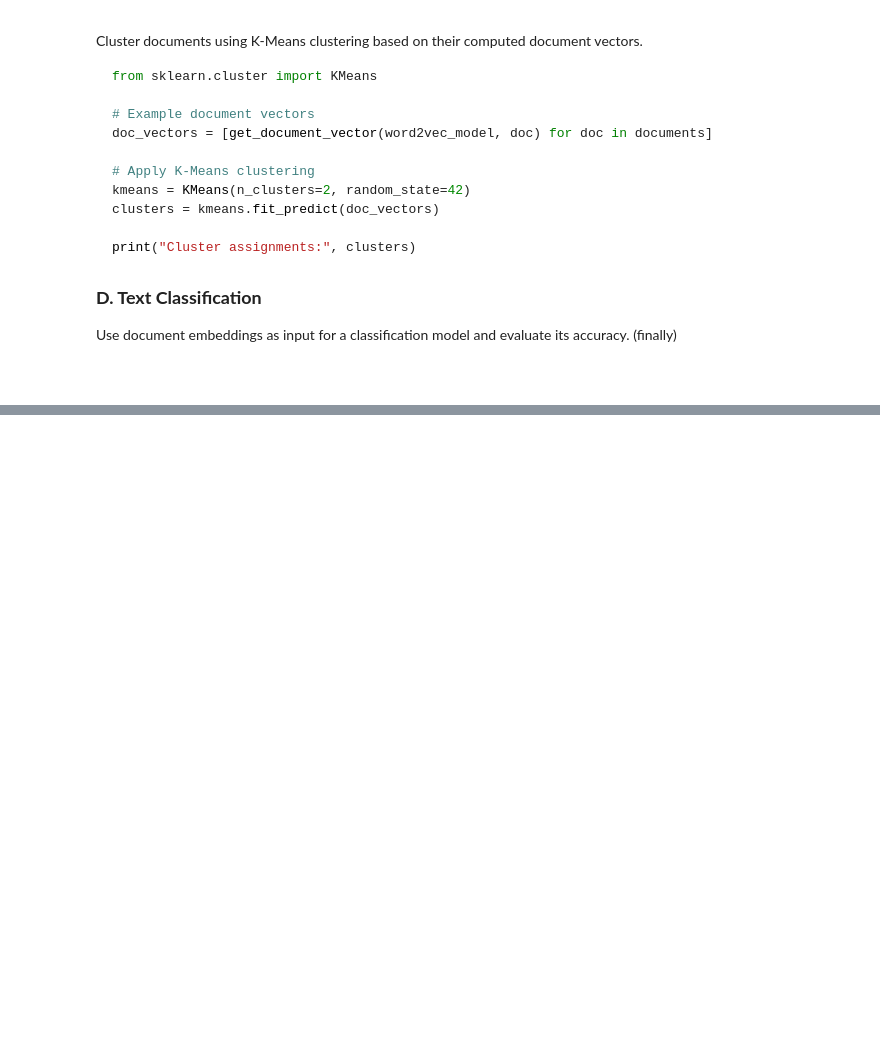
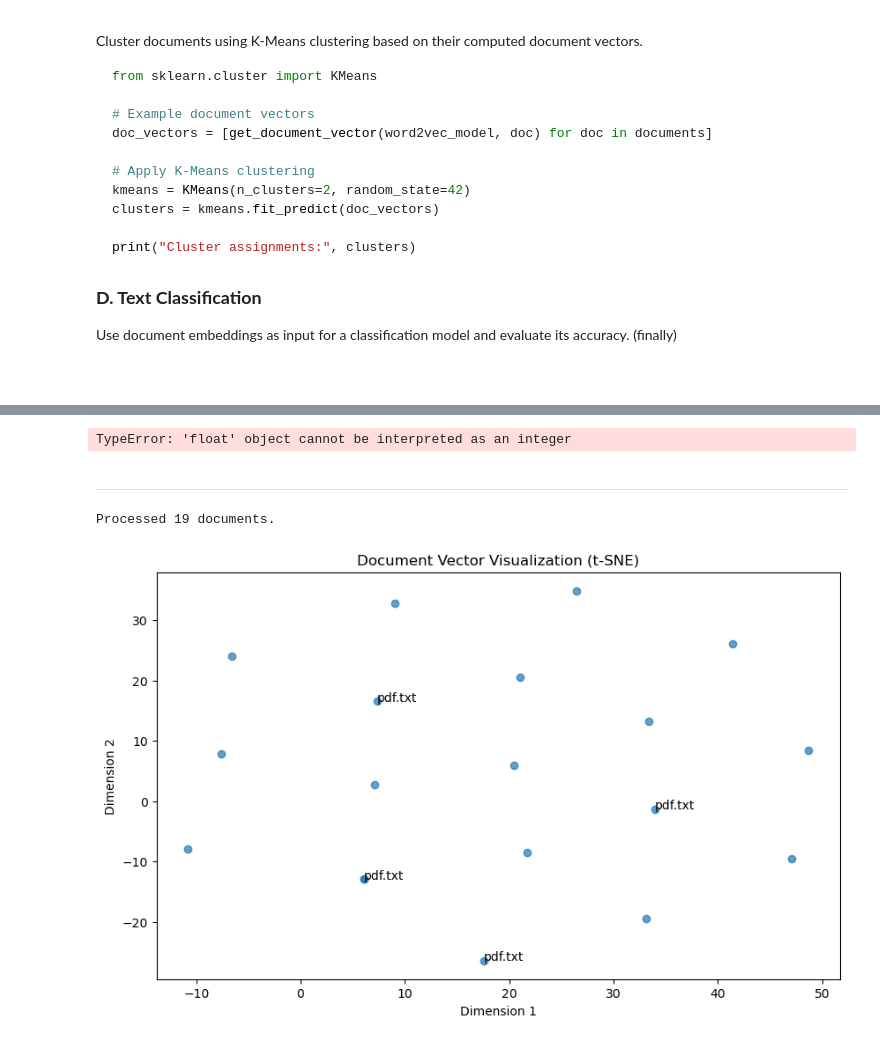
Before and after one commit to pablodevicente/RI_2-Product_Catalog_Classifier, a Jupyter notebook: 01-code/aux_vsm.ipynb, the cells around one changed output, grey strips where cells are left out. Drawn from its saved outputs; the diff is of its cells as text; code cells hidden in the pictures; blank space fills up the shorter version.

```diff
--- a/01-code/aux_vsm.ipynb
+++ b/01-code/aux_vsm.ipynb
@@ -62,0 +114,53 @@ Use document embeddings as input for a classification model and evaluate its acc
+# %%
+window_size = 2
+seed = 42
+positive_skip_grams, _ = tf.keras.preprocessing.sequence.skipgrams(
+      example_sequence,
+      vocabulary_size=vocab_size,
+      window_size=window_size,
+      negative_samples=0)
+print(len(positive_skip_grams))
+# %% [output]
+TypeError: 'float' object cannot be interpreted as an integer
+# %% [markdown]
+--------------
+# %%
+import os
+import numpy as np
+import gensim.downloader as api
+
+# Load the pretrained Word2Vec model
+model = api.load("word2vec-google-news-300")  # Google's 300-dim Word2Vec
+
+# Define the directory path
+accessories_dir = "../02-data/01-pdfs/accessories"
+
+# Initialize a dictionary to store document vectors
+document_vectors = {}
+
+# Iterate through all subdirectories
+for root, dirs, files in os.walk(accessories_dir):
+    for file in files:
+        if file == "pdf.txt":  # Look for pdf.txt files
+            file_path = os.path.join(root, file)
+
+            # Read and preprocess the text file
+            with open(file_path, "r", encoding="utf-8") as f:
+                text = f.read().split()  # Simple tokenization
+
+            # Convert words to vectors
+            word_vectors = [model[word] for word in text if word in model]
+
+            # Compute document vector (mean of word embeddings)
+            if word_vectors:
+                doc_vector = np.mean(word_vectors, axis=0)
+            else:
+                doc_vector = np.zeros(model.vector_size)  # Default to zero vector if no words are found
+
+            # Store the document vector using the file path as the key
+            document_vectors[file_path] = doc_vector
+
+# Print summary
+print(f"Processed {len(document_vectors)} documents.")
+# %% [output]
+Processed 19 documents.
@@ -62,0 +172,27 @@ Use document embeddings as input for a classification model and evaluate its acc
+# %%
+import matplotlib.pyplot as plt
+from sklearn.manifold import TSNE
+
+# Extract document vectors
+doc_paths = list(document_vectors.keys())  # File paths as labels
+doc_vectors = np.array(list(document_vectors.values()))  # Convert dict to array
+
+# Reduce to 2D using t-SNE
+tsne = TSNE(n_components=2, perplexity=min(30, len(doc_vectors) - 1), random_state=42)
+doc_vectors_2d = tsne.fit_transform(doc_vectors)
+
+# Plot the reduced vectors
+plt.figure(figsize=(10, 6))
+plt.scatter(doc_vectors_2d[:, 0], doc_vectors_2d[:, 1], alpha=0.7)
+
+# Annotate some points with filenames
+for i, path in enumerate(doc_paths):
+    if i % 5 == 0:  # Label every 5th document for readability
+        plt.annotate(os.path.basename(path), (doc_vectors_2d[i, 0], doc_vectors_2d[i, 1]))
+
+plt.title("Document Vector Visualization (t-SNE)")
+plt.xlabel("Dimension 1")
+plt.ylabel("Dimension 2")
+plt.show()
+# %% [output]
+[figure, added]
```
Also changed, not shown: parts of 9 cells of this notebook, 5 other files.
